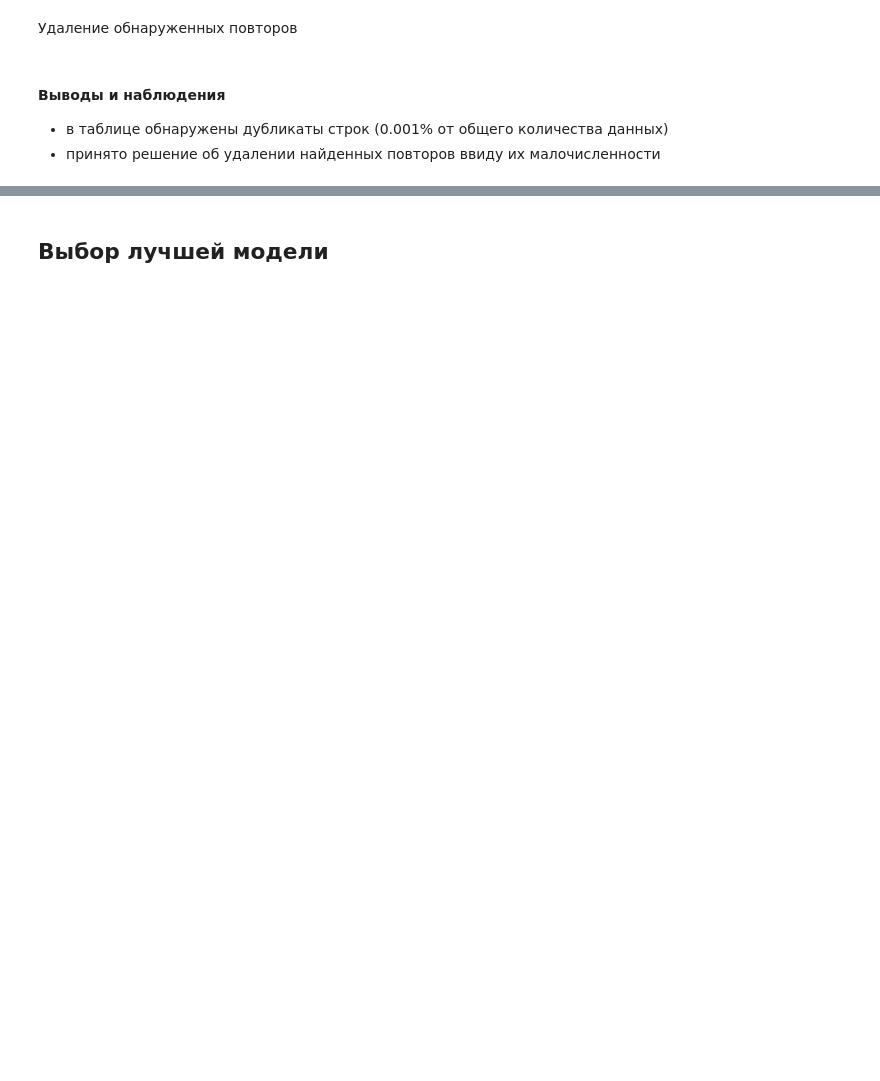
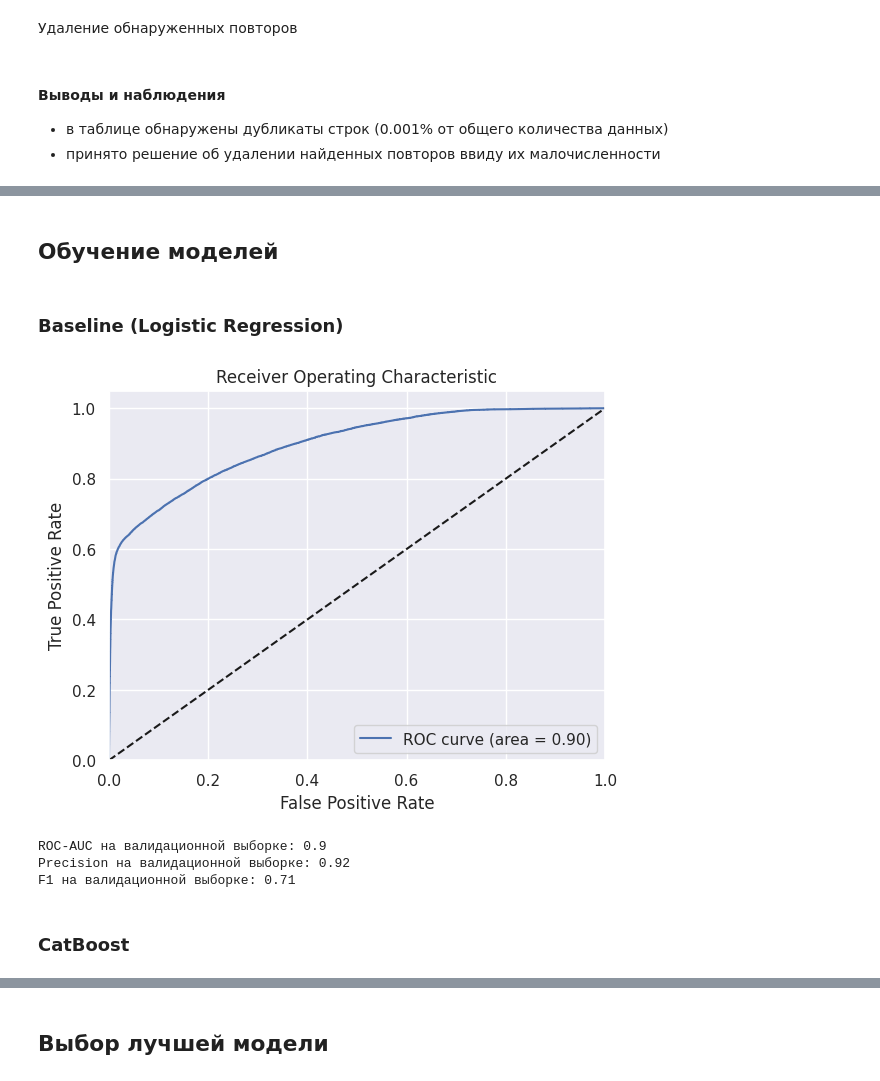
Before and after one commit to denis-42ds/classification_of_payment_requests, a Jupyter notebook: classification_of_payment_requests.ipynb, the cells around one changed output, grey strips where cells are left out. Cells and saved outputs as stored; diff of their text form; code cells hidden in the pictures; blank space fills up the shorter version.

Commit message:
Colaboratory - Catbust and logistic regression training results obtained

```diff
--- a/classification_of_payment_requests.ipynb
+++ b/classification_of_payment_requests.ipynb
@@ -951,0 +1027,5 @@ prefered_teachers_order_id = prefered_teachers_order_id.drop_duplicates().reset_
+# %%
+df['right_teacher'] = (np.where((df['working_teacher_id'] == df['teacher_id_x']) &
+ (df['working_teacher_id'] == df['teacher_id_y']), 1, 0)
+.astype('int8')
+)
@@ -951,0 +1101,15 @@ prefered_teachers_order_id = prefered_teachers_order_id.drop_duplicates().reset_
+# %%
+X_es = data_encoding(X, text_features)
+X_train, X_test, y_train, y_test = (train_test_split(X_es,
+                                                     y,
+                                                     test_size=0.1,
+                                                     random_state=RANDOM_STATE,
+                                                     stratify=y)
+)
+X_train, X_valid, y_train, y_valid = (train_test_split(X_train,
+                                                       y_train,
+                                                       test_size=0.2,
+                                                       random_state=RANDOM_STATE,
+                                                       stratify=y_train)
+)
+X_train.shape, X_valid.shape, X_test.shape, y_train.shape, y_valid.shape, y_test.shape
@@ -951,0 +1123,39 @@ prefered_teachers_order_id = prefered_teachers_order_id.drop_duplicates().reset_
+# %% [markdown]
+## Обучение моделей
+# %% [markdown]
+### Baseline (Logistic Regression)
+# %%
+baseline = LogisticRegression(random_state=RANDOM_STATE)
+baseline.fit(X_train.values, y_train)
+
+# Вычисление ROC-AUC
+y_pred_base = baseline.predict_proba(X_valid.values)[:, 1]
+roc_auc_baseline = roc_auc_score(y_valid, y_pred_base)
+
+# Вычисление precision и F1
+y_pred_class_base = baseline.predict(X_valid.values)
+precision_baseline = precision_score(y_valid, y_pred_class_base)
+f1_baseline = f1_score(y_valid, y_pred_class_base)
+
+# Визуализация кривой ROC
+fpr_lg, tpr_lg, thresholds_lg = roc_curve(y_valid, y_pred_base)
+plt.plot(fpr_lg, tpr_lg, label='ROC curve (area = %0.2f)' % roc_auc_baseline)
+plt.plot([0, 1], [0, 1], 'k--')
+plt.xlim([0.0, 1.0])
+plt.ylim([0.0, 1.05])
+plt.xlabel('False Positive Rate')
+plt.ylabel('True Positive Rate')
+plt.title('Receiver Operating Characteristic')
+plt.legend(loc="lower right")
+plt.show()
+
+print(f"ROC-AUC на валидационной выборке: {round(roc_auc_baseline, 2)}")
+print(f"Precision на валидационной выборке: {round(precision_baseline, 2)}")
+print(f"F1 на валидационной выборке: {round(f1_baseline, 2)}")
+# %% [output]
+[figure, added]
+ROC-AUC на валидационной выборке: 0.9
+Precision на валидационной выборке: 0.92
+F1 на валидационной выборке: 0.71
+# %% [markdown]
+### CatBoost
```
Also changed, not shown: parts of 48 cells of this notebook.
